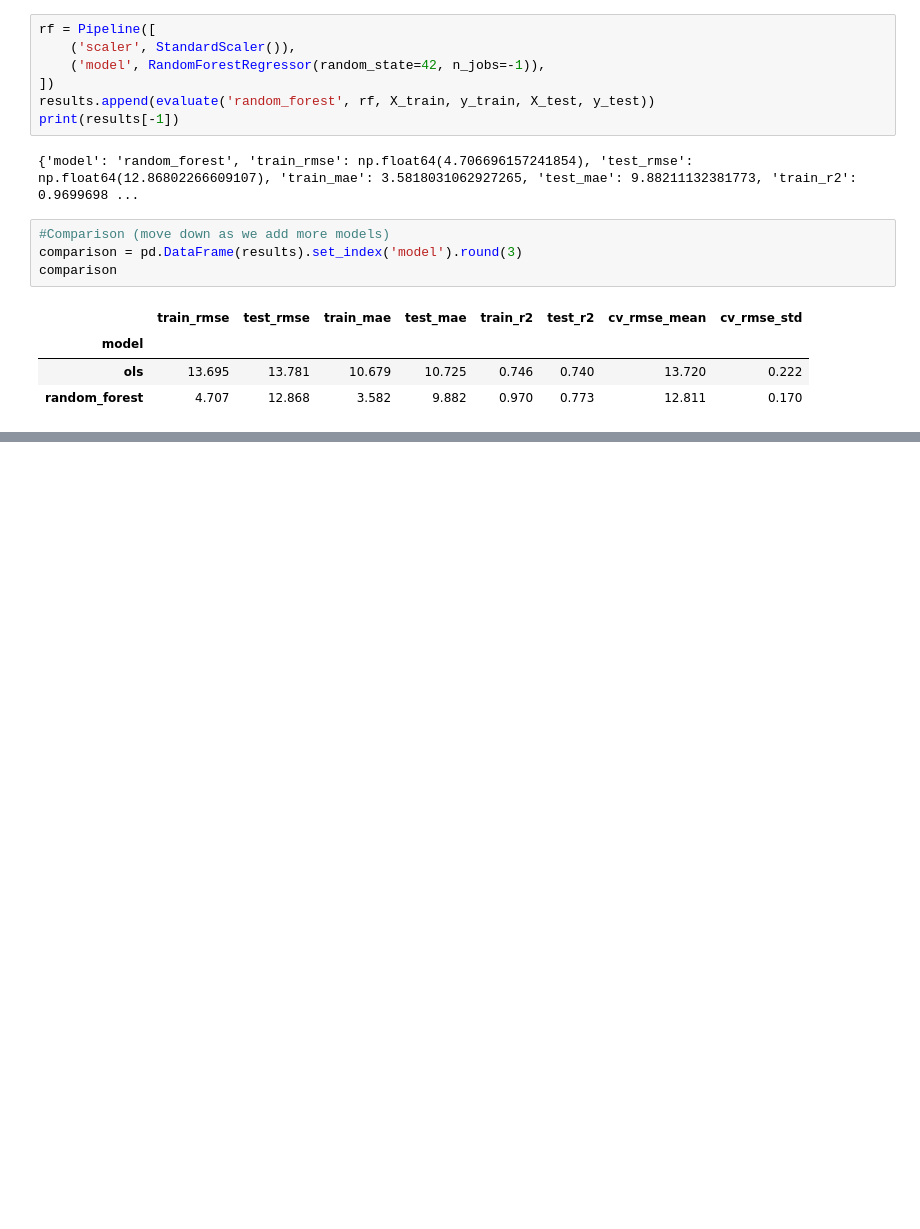
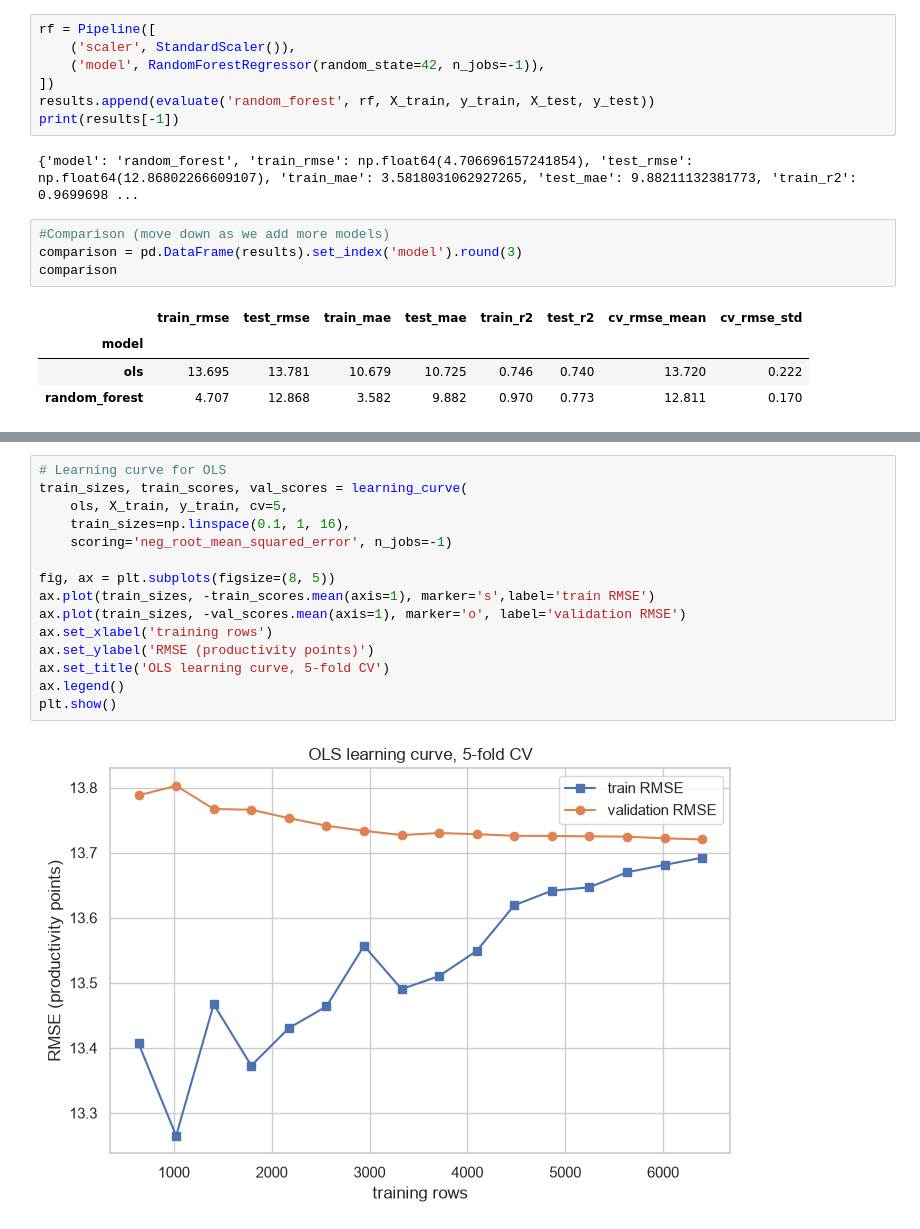
Before and after one commit to emfallat/CS5100-Final-Project, a Jupyter notebook: productivity.ipynb, the cells around one changed output, grey strips where cells are left out. Cells and saved outputs as stored; diff of their text form; blank space fills up the shorter version.

```diff
--- a/productivity.ipynb
+++ b/productivity.ipynb
@@ -376,0 +389,17 @@ comparison
+# %%
+# Learning curve for OLS
+train_sizes, train_scores, val_scores = learning_curve(
+    ols, X_train, y_train, cv=5,
+    train_sizes=np.linspace(0.1, 1, 16),
+    scoring='neg_root_mean_squared_error', n_jobs=-1)
+
+fig, ax = plt.subplots(figsize=(8, 5))
+ax.plot(train_sizes, -train_scores.mean(axis=1), marker='s',label='train RMSE')
+ax.plot(train_sizes, -val_scores.mean(axis=1), marker='o', label='validation RMSE')
+ax.set_xlabel('training rows')
+ax.set_ylabel('RMSE (productivity points)')
+ax.set_title('OLS learning curve, 5-fold CV')
+ax.legend()
+plt.show()
+# %% [output]
+[figure, added]
```
Also changed, not shown: parts of 3 cells of this notebook, 1 other file.
